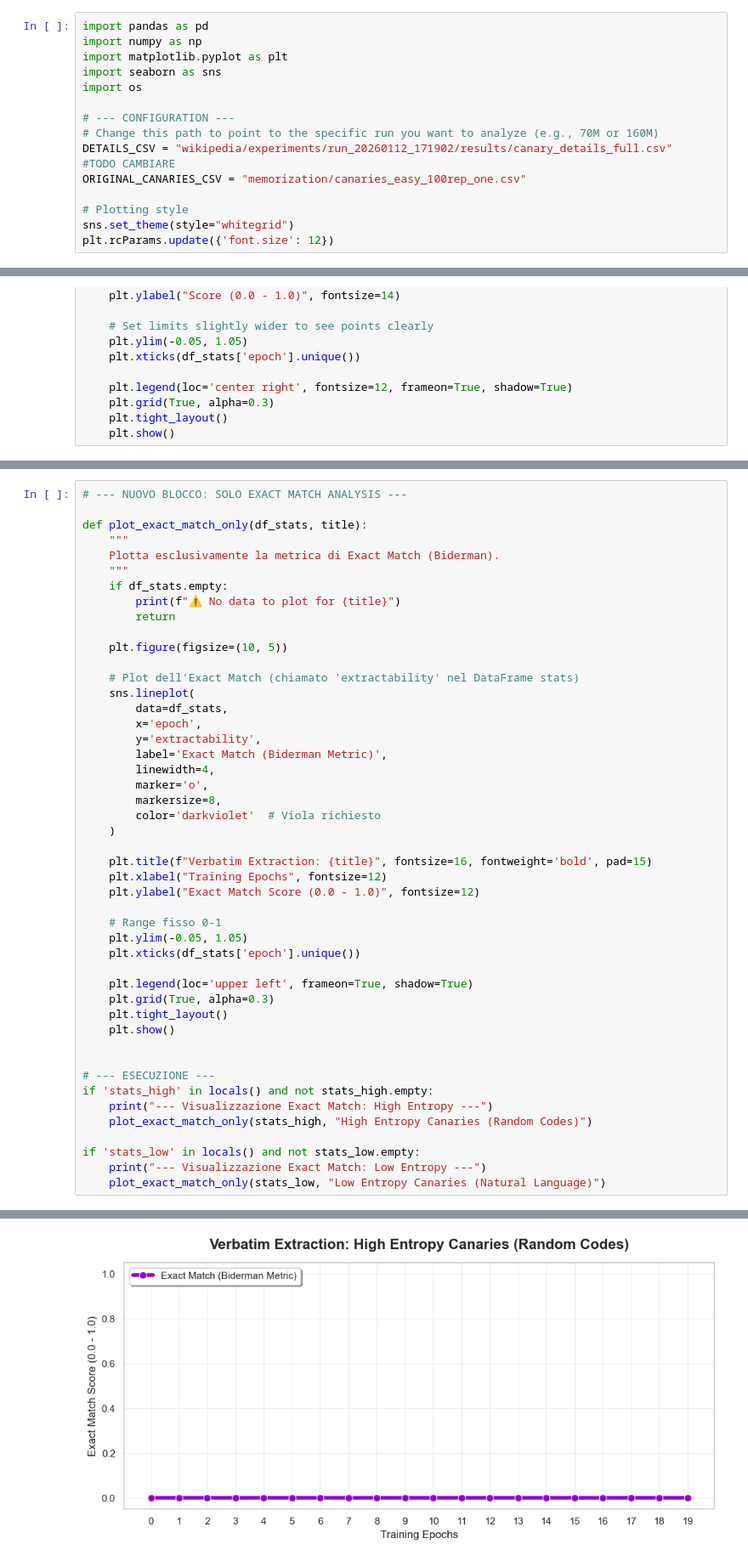
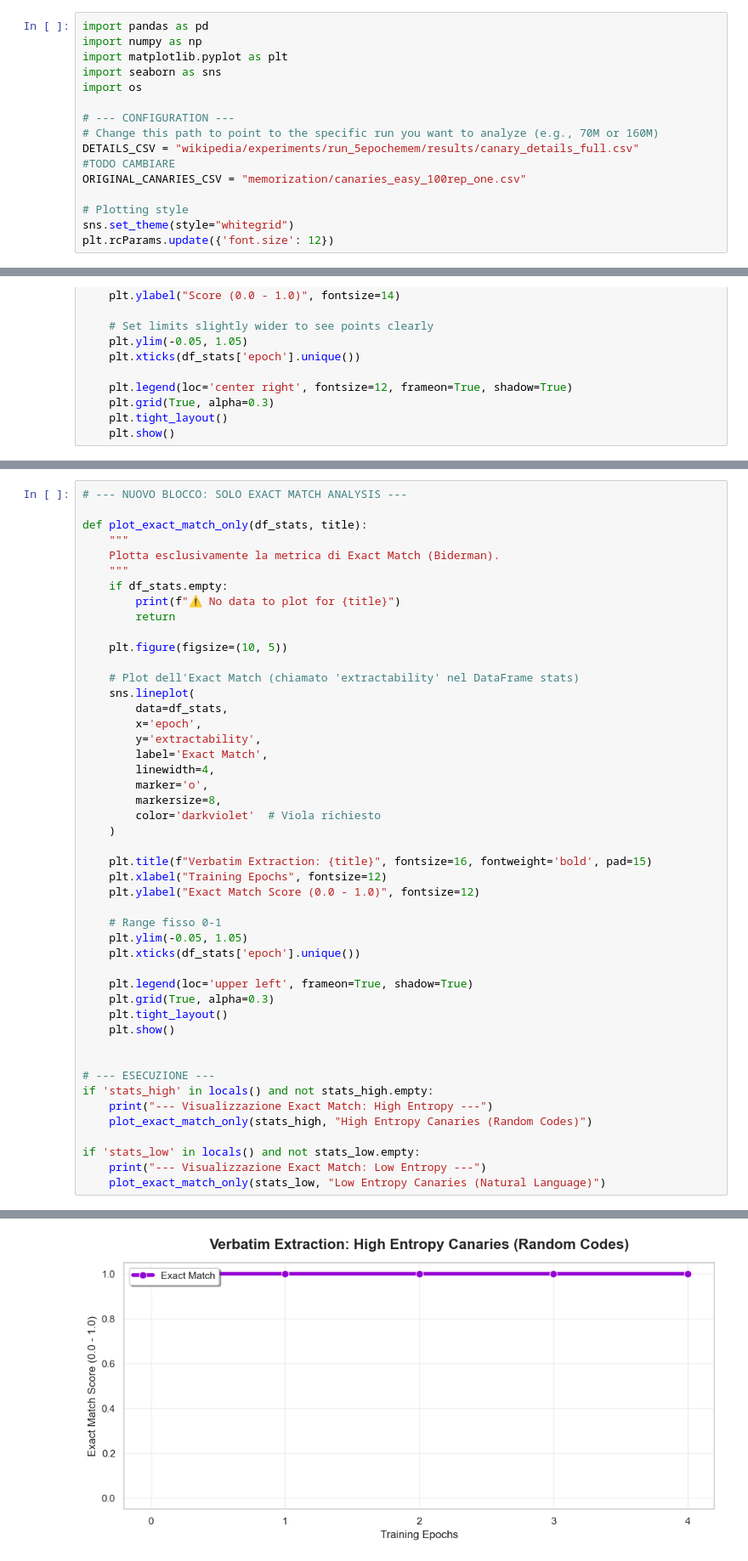
Before and after one commit to ggluongo77/finetuning-memorization-metrics, a Jupyter notebook: gen/plot_results.ipynb, the cells around one changed output, grey strips where cells are left out. Shown at 85% size. Cells and saved outputs as stored; diff of their text form.

Commit message:
New canary files

```diff
--- a/gen/plot_results.ipynb
+++ b/gen/plot_results.ipynb
@@ -7,7 +7,7 @@ import os
 
 # --- CONFIGURATION ---
 # Change this path to point to the specific run you want to analyze (e.g., 70M or 160M)
-DETAILS_CSV = "wikipedia/experiments/run_20260112_171902/results/canary_details_full.csv"
+DETAILS_CSV = "wikipedia/experiments/run_5epochemem/results/canary_details_full.csv"
 #TODO CAMBIARE
 ORIGINAL_CANARIES_CSV = "memorization/canaries_easy_100rep_one.csv"
 
@@ -191,36 +191,36 @@ def plot_exact_match_only(df_stats, title):
         data=df_stats,
         x='epoch',
         y='extractability',
-        label='Exact Match (Biderman Metric)',
+        label='Exact Match',
         linewidth=4,
         marker='o',
         markersize=8,
         color='darkviolet'  # Viola richiesto
     )
 
     plt.title(f"Verbatim Extraction: {title}", fontsize=16, fontweight='bold', pad=15)
     plt.xlabel("Training Epochs", fontsize=12)
     plt.ylabel("Exact Match Score (0.0 - 1.0)", fontsize=12)
 
     # Range fisso 0-1
     plt.ylim(-0.05, 1.05)
     plt.xticks(df_stats['epoch'].unique())
 
     plt.legend(loc='upper left', frameon=True, shadow=True)
     plt.grid(True, alpha=0.3)
     plt.tight_layout()
     plt.show()
 
 
 # --- ESECUZIONE ---
 if 'stats_high' in locals() and not stats_high.empty:
     print("--- Visualizzazione Exact Match: High Entropy ---")
     plot_exact_match_only(stats_high, "High Entropy Canaries (Random Codes)")
 
 if 'stats_low' in locals() and not stats_low.empty:
     print("--- Visualizzazione Exact Match: Low Entropy ---")
     plot_exact_match_only(stats_low, "Low Entropy Canaries (Natural Language)")
 # %% [output]
 --- Visualizzazione Exact Match: High Entropy ---
-[figure, old version]
+[figure, new version]
 --- Visualizzazione Exact Match: Low Entropy ---
```
Also changed, not shown: parts of 5 cells of this notebook, 22 other files.
